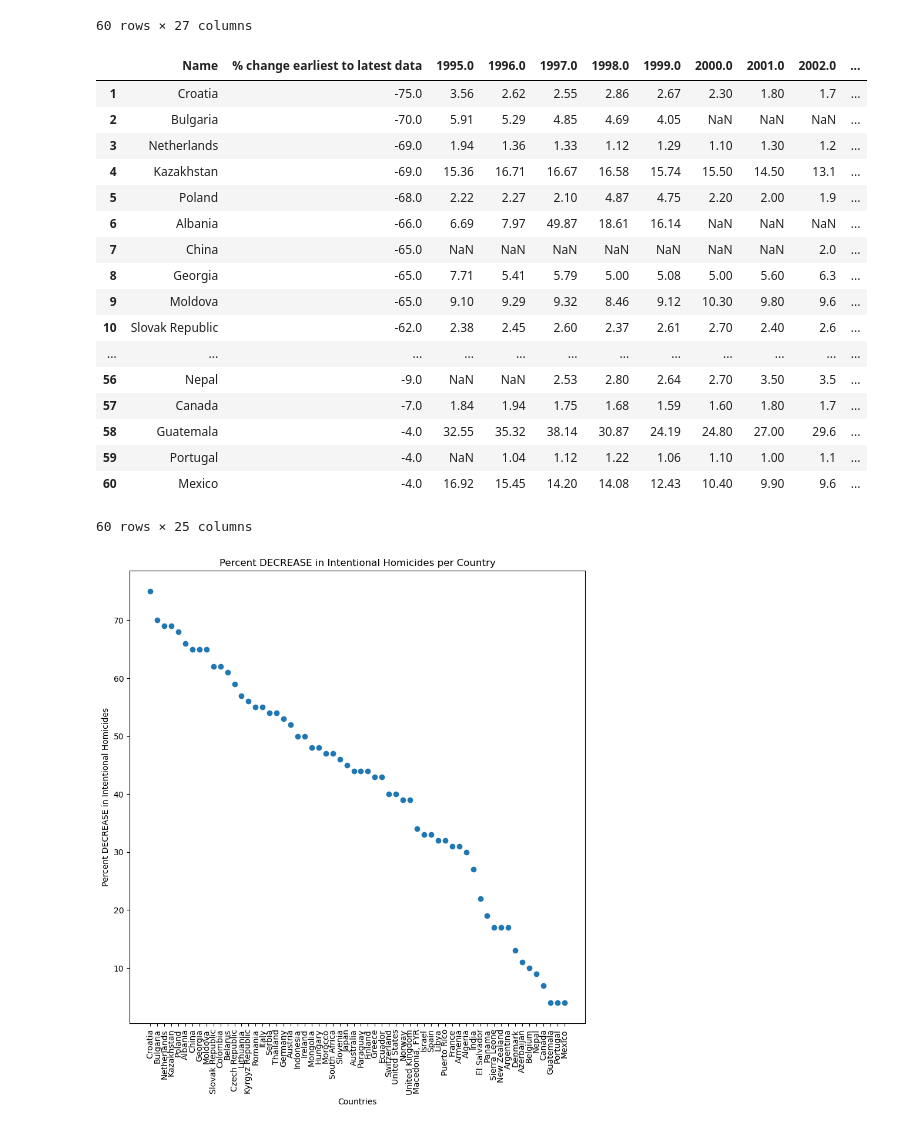
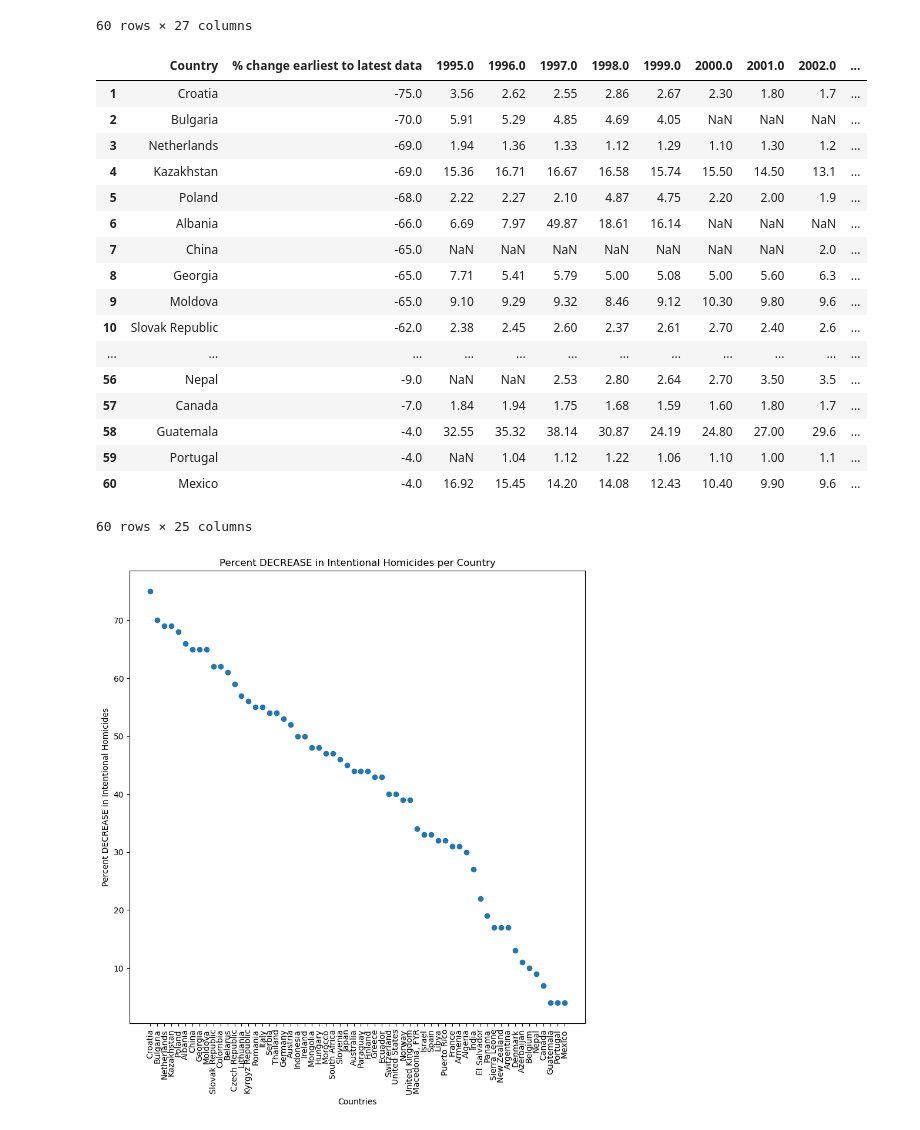
Before and after one commit to spencerjauslander/AugustProject1, a Jupyter notebook: Homicides vs Freedom Score.ipynb, the cells around one changed output. Cells and saved outputs as stored; diff of their text form; code cells hidden in the pictures.

```diff
--- a/Draft.ipynb
+++ b/Homicides vs Freedom Score.ipynb
@@ -44,13 +47,18 @@ Homicide_df
 | 60 | Mexico | -0.04 | 16.92 | 15.45 | 14.20 | 14.08 | 12.43 | 10.40 | 9.90 | 9.6 | ... |
 60 rows × 27 columns
 # %%
+#Drop extraneous columns
 Homicide_df_final = Homicide_df.drop(columns=["source", "URL"])
-Homicide_df_final = Homicide_df_final.rename(columns={"country": "Name"})
+
+#Rename column name to match freedom dataframe columns
+Homicide_df_final = Homicide_df_final.rename(columns={"country": "Country"})
+
+#Convert column data from object to float to represent a percentage
 Homicide_df_final["% change earliest to latest data"] = pd.to_numeric(Homicide_df_final["% change earliest to latest data"])
 Homicide_df_final["% change earliest to latest data"] = Homicide_df_final["% change earliest to latest data"]*100
 Homicide_df_final
 # %% [output]
-|  | Name | % change earliest to latest data | 1995.0 | 1996.0 | 1997.0 | 1998.0 | 1999.0 | 2000.0 | 2001.0 | 2002.0 | ... |
+|  | Country | % change earliest to latest data | 1995.0 | 1996.0 | 1997.0 | 1998.0 | 1999.0 | 2000.0 | 2001.0 | 2002.0 | ... |
 | 1 | Croatia | -75.0 | 3.56 | 2.62 | 2.55 | 2.86 | 2.67 | 2.30 | 1.80 | 1.7 | ... |
 | 2 | Bulgaria | -70.0 | 5.91 | 5.29 | 4.85 | 4.69 | 4.05 | NaN | NaN | NaN | ... |
 | 3 | Netherlands | -69.0 | 1.94 | 1.36 | 1.33 | 1.12 | 1.29 | 1.10 | 1.30 | 1.2 | ... |
```
Also changed, not shown: parts of 22 cells of this notebook, 4 other files.
